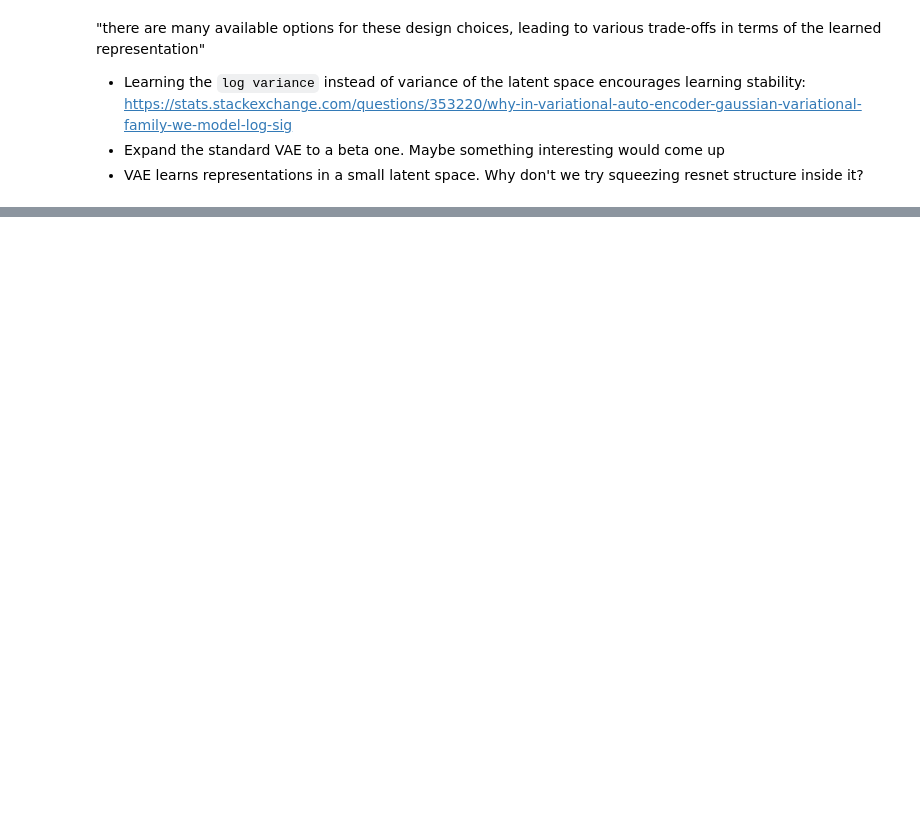
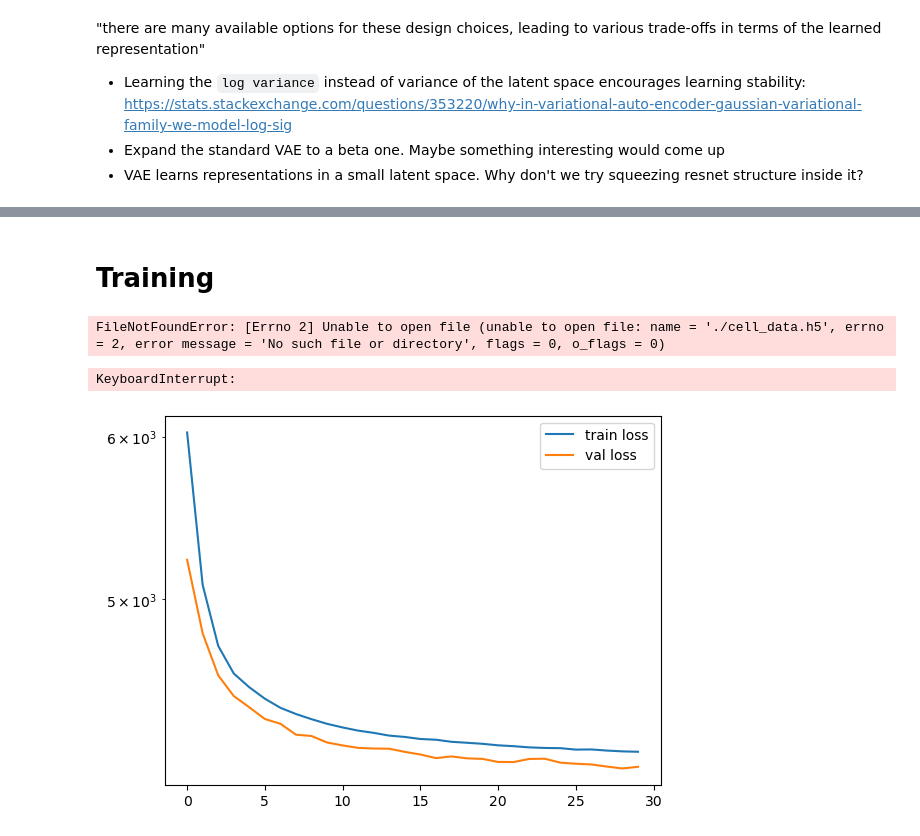
Before and after one commit to SAutum/ai-ds, a Jupyter notebook: dlgm/hongli/project_01/e03.ipynb, the cells around one changed output, grey strips where cells are left out. Drawn from its saved outputs; the diff is of its cells as text; code cells hidden in the pictures; blank space fills up the shorter version.

```diff
--- a/dlgm/hongli/project_01/e03.ipynb
+++ b/dlgm/hongli/project_01/e03.ipynb
@@ -133,0 +269,2 @@ def loss_function():
+# %% [markdown]
+# Training
@@ -133,0 +332,46 @@ def loss_function():
+# %%
+# Training the model
+batch_size = 128
+tile_size = 64
+
+training_data = BrainImageDataset(train=True)
+test_data = BrainImageDataset(train=False)
+
+training_sampler = BrainRandomSampler(training_data, tile_size, batch_size)
+test_sampler = BrainRandomSampler(test_data, tile_size, batch_size)
+
+train_loader = DataLoader(training_data, batch_sampler=training_sampler)
+test_loader = DataLoader(test_data, batch_sampler=test_sampler)
+# %% [output]
+FileNotFoundError: [Errno 2] Unable to open file (unable to open file: name = './cell_data.h5', errno = 2, error message = 'No such file or directory', flags = 0, o_flags = 0)
+# %%
+# learning rate
+lr = 1e-2
+# number of epochs
+epochs = 150
+
+beta = 3
+# create the model
+model = VariationalAutoEncoder(device, input_size=64, latent_space_size=128)
+# Adam optimizer
+optimizer = Adam(model.parameters(), lr=lr, weight_decay=1e-5)
+
+# ELBO loss
+criterion = ELBO(beta=beta)
+
+# train the model
+dict_log = train(model, optimizer, epochs, train_loader, test_loader, criterion, device)
+# %% [output]
+KeyboardInterrupt:
+# %%
+# plot the training and validation loss
+import matplotlib.pyplot as plt
+
+plt.plot(dict_log["train_loss"], label="train loss")
+plt.plot(dict_log["val_loss"], label="val loss")
+# log scale
+plt.yscale("log")
+plt.legend()
+plt.show()
+# %% [output]
+[figure, added]
```
Also changed, not shown: parts of 16 cells of this notebook, 6 other files.
